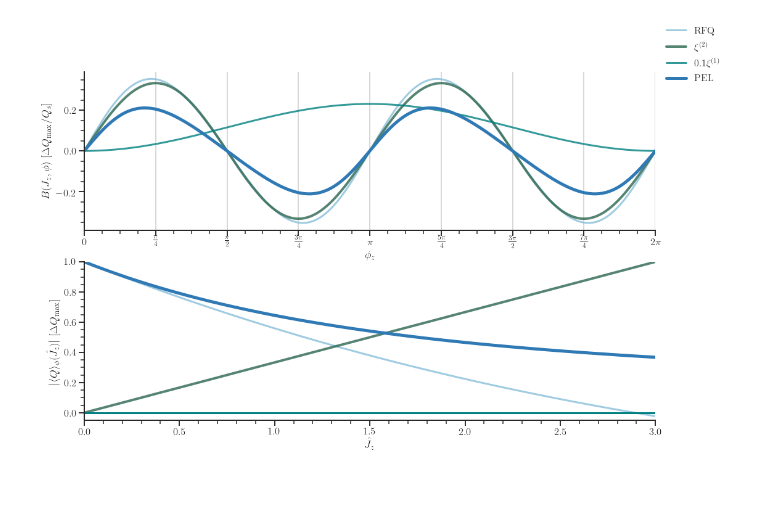
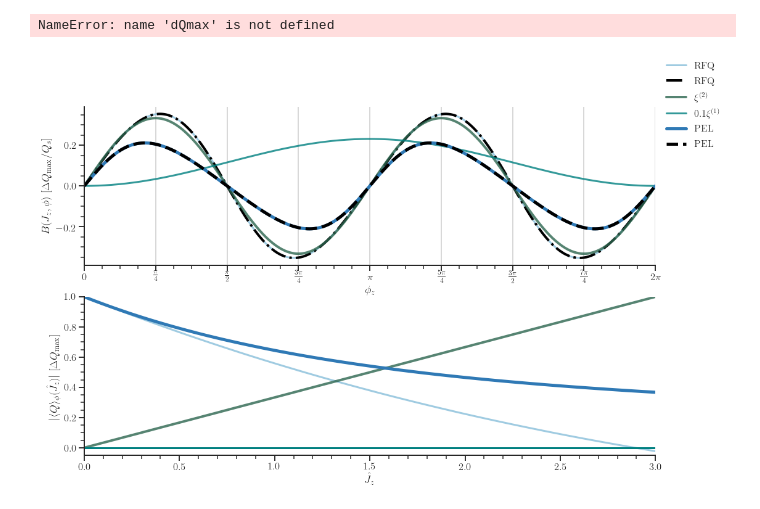
Before and after one commit to gubaidulinvadim/Dispersion-relations, a Jupyter notebook: Notebooks/Beam-mode spectra.ipynb, the cells around one changed output. Cells and saved outputs as stored; diff of their text form; code cells hidden in the pictures.

```diff
--- a/Notebooks/Beam-mode spectra.ipynb
+++ b/Notebooks/Beam-mode spectra.ipynb
@@ -18,3 +18,16 @@ sbs.set(rc={'figure.figsize': (2*8.3, 2*5.2),
         context='talk')
 from Schenk import *
 from SIS100_H_functions import *
+# %%
+def B_sum(phi, J_z, n_max=100):
+    n=np.linspace(1, n_max, n_max, dtype=np.int64)
+    return np.sum(np.sin(2*np.tensordot(phi, n, axes=0))*ive(n, .5*J_z)/n, axis=1)
+def RFQ_sum(phi, J_z, n_max=100):
+    n=np.linspace(1, n_max, n_max, dtype=np.int64)
+    return np.sum(np.sin(2*np.tensordot(phi, n, axes=0))*jv(2*n, np.sqrt(2*J_z))/n*(-1)**n, axis=1)
+phi=np.linspace(0, 2*pi, 2000)
+# %%
+%%timeit
+B(B_integrand_RFQ, Jz=2, phi=phi)/dQmax
+# %% [output]
+NameError: name 'dQmax' is not defined
@@ -21,26 +43,32 @@ from SIS100_H_functions import *
 # %%
+%%time
+from scipy.special import iv, ive
 palette = sbs.color_palette('RdBu')
 phi = np.linspace(0, 2*pi, 1000)
 Jz = np.linspace(0, 3, 100)
-
+J=2
 fig, (ax, ax2) = plt.subplots(2, 1)
 dQmax=1e-3
-ax.plot(phi, B(B_integrand_RFQ, Jz=2, phi=phi) /
+ax.plot(phi, -B(B_integrand_RFQ, Jz=J, phi=phi) /
         dQmax,  label='RFQ', color=palette[-2], alpha=0.8)
+ax.plot(phi, -RFQ_sum(phi, J_z=J),  label='RFQ', color='black', linewidth=4, linestyle='dashdot')
+
 ax2.plot(Jz, Q_average_detuning_RFQ(Jz) /
         dQmax, color=palette[-2], alpha=0.8)
 
-ax.plot(phi, -B(B_integrand_Qpp, Jz=2, phi=phi) /
+ax.plot(phi, -B(B_integrand_Qpp, Jz=J, phi=phi) /
         dQmax,  label='$\\xi^{(2)}$', color='#2C664F', alpha=0.8, linewidth=4)
 ax2.plot(Jz, np.abs(Q_average_detuning_Qpp(Jz)) /
         dQmax, color='#2C664F', alpha=0.8, linewidth=4)
 
-ax.plot(phi, .1*B(B_integrand_Qp, Jz=2., phi=phi) /
+ax.plot(phi, .1*B(B_integrand_Qp, Jz=J, phi=phi) /
         dQmax,  label='$0.1\\xi^{(1)}$', color='#008080', alpha=0.8)
 ax2.axhline(0, color='#008080')
 
-ax.plot(phi, B(B_integrand, Jz=2, phi=phi) /
+ax.plot(phi, B(B_integrand, Jz=J, phi=phi) /
         dQmax,  label='PEL', color=palette[-1], linewidth=5)
+
+ax.plot(phi, B_sum(phi, J_z=J),  label='PEL', color='black', linewidth=5, linestyle='dashed')
 ax2.plot(Jz, Q_average_detuning(Jz) /
         dQmax, color=palette[-1], linewidth=5)
 
@@ -50,31 +78,31 @@ ax.set_ylabel(
 ax2.set_xlabel('$\hat{J_z}$')
 ax2.set_ylabel(
     '$| \langle Q \\rangle_\phi (\hat{J_z})|$ [$\Delta Q_\mathrm{max}$]')
 ax.spines['top'].set_visible(False)
 ax.spines['right'].set_visible(False)
 ax2.spines['top'].set_visible(False)
 ax2.spines['right'].set_visible(False)
 ax.set_xlim(0, 2*pi)
 ax2.set_xlim(0, 3)
 ax2.set_ylim(-0.05, 1)
 ticks = np.linspace(0, 2*pi, 9)
 ax.set_xticks(ticks)
 ax.minorticks_on()
 ax2.minorticks_on()
 
 ax.set_xticklabels(
     ['$0$',
      '$\\frac{\pi}{4}$',
      '$\\frac{\pi}{2}$',
      '$\\frac{3\pi}{4}$',
      '$\pi$',
      '$\\frac{5\pi}{4}$',
      '$\\frac{3\pi}{2}$',
      '$\\frac{7\pi}{4}$',
      '$2\pi$'],)
 ax.xaxis.grid()
 plt.figlegend(frameon=False)
 plt.savefig('/home/vgubaidulin/PhD/Code/Numerical/Stability_diagrams/Results/'+'B.pdf', bbox_inches='tight')
 plt.show()
 # %% [output]
-[figure, old version]
+[figure, new version]
```
Also changed, not shown: parts of 17 cells of this notebook.
